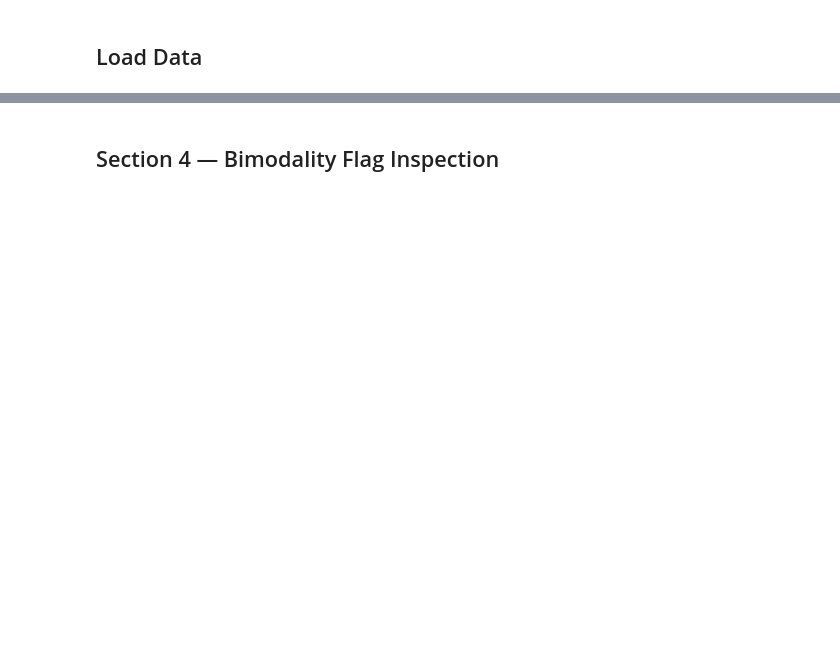
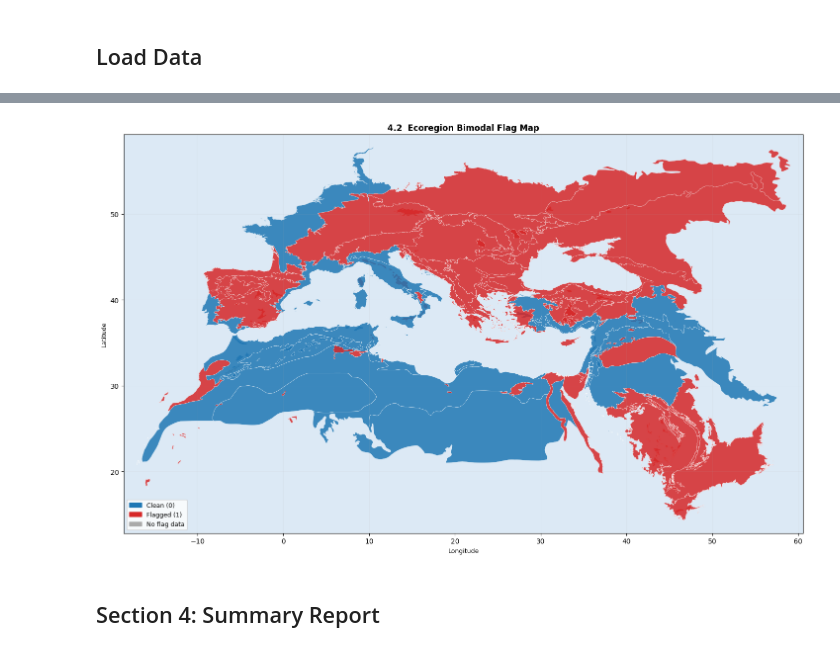
Before and after one commit to ismailbekar/TGPF, a Jupyter notebook: 05_01_REG_validation.ipynb, the cells around one changed output, grey strips where cells are left out. Cells and saved outputs as stored; diff of their text form; code cells hidden in the pictures; blank space fills up the shorter version.

```diff
--- a/05_01_REG_validation.ipynb
+++ b/05_01_REG_validation.ipynb
@@ -936,2 +553,66 @@ for eco_id in eco_ids:
+# %%
+# PLOT 02 — ECOREGION BIMODAL FLAG MAP ------------------------------------------------------------
+# Polygon patches drawn from eco_geometries.json. No GEE or geopandas required.
+# Handles both Polygon and MultiPolygon geometry types.
+# Color: blue=clean, red=flagged, grey=no flag data.
+
+fig, ax = plt.subplots(figsize=(16, 9))
+ax.set_facecolor('#dce9f5')
+fig.patch.set_facecolor('white')
+
+flag_lookup = quality_df.set_index('eco_id')['bimodal_flag_eco'].to_dict()
+
+def extract_rings(geometry):
+    '''Return a list of coordinate rings from a GeoJSON Polygon or MultiPolygon.'''
+    geo_type = geometry.get('type', '')
+    coords   = geometry.get('coordinates', [])
+    if geo_type == 'Polygon':
+        return [coords[0]] if coords else []
+    elif geo_type == 'MultiPolygon':
+        return [poly[0] for poly in coords if poly]
+    return []
+
+all_patches = []
+all_lons    = []
+all_lats    = []
+
+for eco_id, geometry in geo_lookup.items():
+    flag_val = flag_lookup.get(eco_id, -1)
+    color    = C_FLAGS.get(flag_val, '#aaaaaa')
+
+    for ring in extract_rings(geometry):
+        if len(ring) < 3:
+            continue
+        xy = [(pt[0], pt[1]) for pt in ring]
+        all_lons += [pt[0] for pt in xy]
+        all_lats += [pt[1] for pt in xy]
+        patch = Polygon(xy, closed=True,
+                        facecolor=color, edgecolor='white',
+                        linewidth=0.3, alpha=0.85)
+        all_patches.append(patch)
+        ax.add_patch(patch)
+
+if all_lons and all_lats:
+    pad = 1.5
+    ax.set_xlim(min(all_lons) - pad, max(all_lons) + pad)
+    ax.set_ylim(min(all_lats) - pad, max(all_lats) + pad)
+
+ax.set_aspect('equal')
+ax.set_xlabel('Longitude', fontsize=9)
+ax.set_ylabel('Latitude', fontsize=9)
+ax.set_title('4.2  Ecoregion Bimodal Flag Map',
+             fontsize=12, fontweight='bold')
+
+legend_handles = [
+    mpatches.Patch(color=C_FLAGS[k], label=L_FLAGS[k]) for k in sorted(C_FLAGS)
+] + [mpatches.Patch(color='#aaaaaa', label='No flag data')]
+ax.legend(handles=legend_handles, loc='lower left', fontsize=9)
+ax.grid(alpha=0.2, linewidth=0.4)
+plt.tight_layout()
+plt.savefig(os.path.join(plots_dir, '99_bimodal_flag_map.png'),
+            dpi=FIG_DPI, bbox_inches='tight')
+plt.show()
+# %% [output]
+[figure, added]
 # %% [markdown]
-## Section 4 — Bimodality Flag Inspection
+## Section 4: Summary Report
```
Also changed, not shown: parts of 26 cells of this notebook, 6 other files.
